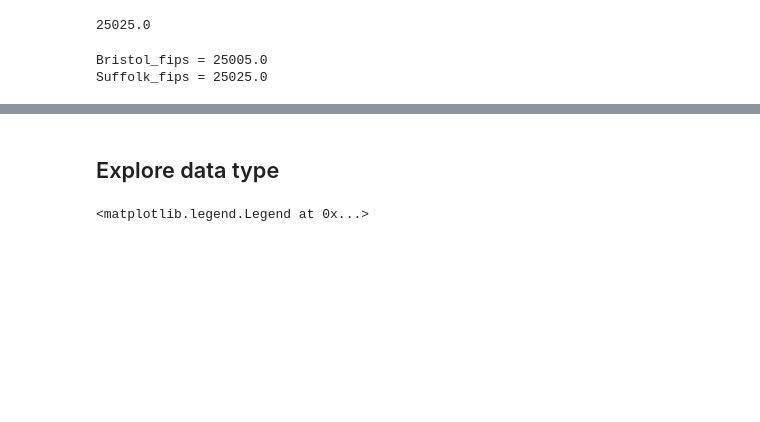
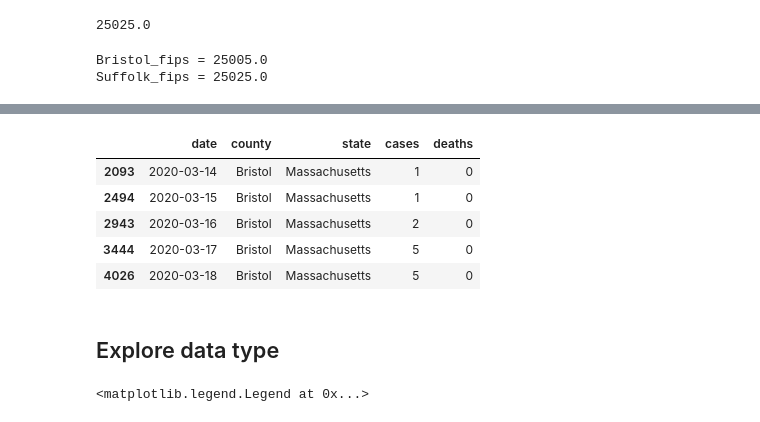
Before and after one commit to ANDOOR/DataVizFall2020_Colab, a Jupyter notebook: Class_Activity_Lec03.ipynb, the cells around one changed output, grey strips where cells are left out. Saved outputs shown, nothing was run; the diff lists cells and outputs as text; code cells hidden in the pictures; blank space fills up the shorter version.

```diff
--- a/Class_Activity_Lec03.ipynb
+++ b/Class_Activity_Lec03.ipynb
@@ -68,3 +83,23 @@ get_county_stat(df,Bristol_fips).head()
+# %%
+def get_county_stat(df, fips):
+  #df1 = df[['date','county','state','cases','deaths']](df['fips']==fips)
+
+  df1 = df[df['fips']==fips][['date','county','state','cases','deaths']]
+  df1.set_index('date')
+  return df1
+
+
+
+
+
+get_county_stat(df,df_bristol).head()
+# %% [output]
+|  | date | county | state | cases | deaths |
+| 2093 | 2020-03-14 | Bristol | Massachusetts | 1 | 0 |
+| 2494 | 2020-03-15 | Bristol | Massachusetts | 1 | 0 |
+| 2943 | 2020-03-16 | Bristol | Massachusetts | 2 | 0 |
+| 3444 | 2020-03-17 | Bristol | Massachusetts | 5 | 0 |
+| 4026 | 2020-03-18 | Bristol | Massachusetts | 5 | 0 |
 # %% [markdown]
 ## Explore data type
 # %%
```
Also changed, not shown: parts of 4 cells of this notebook.
